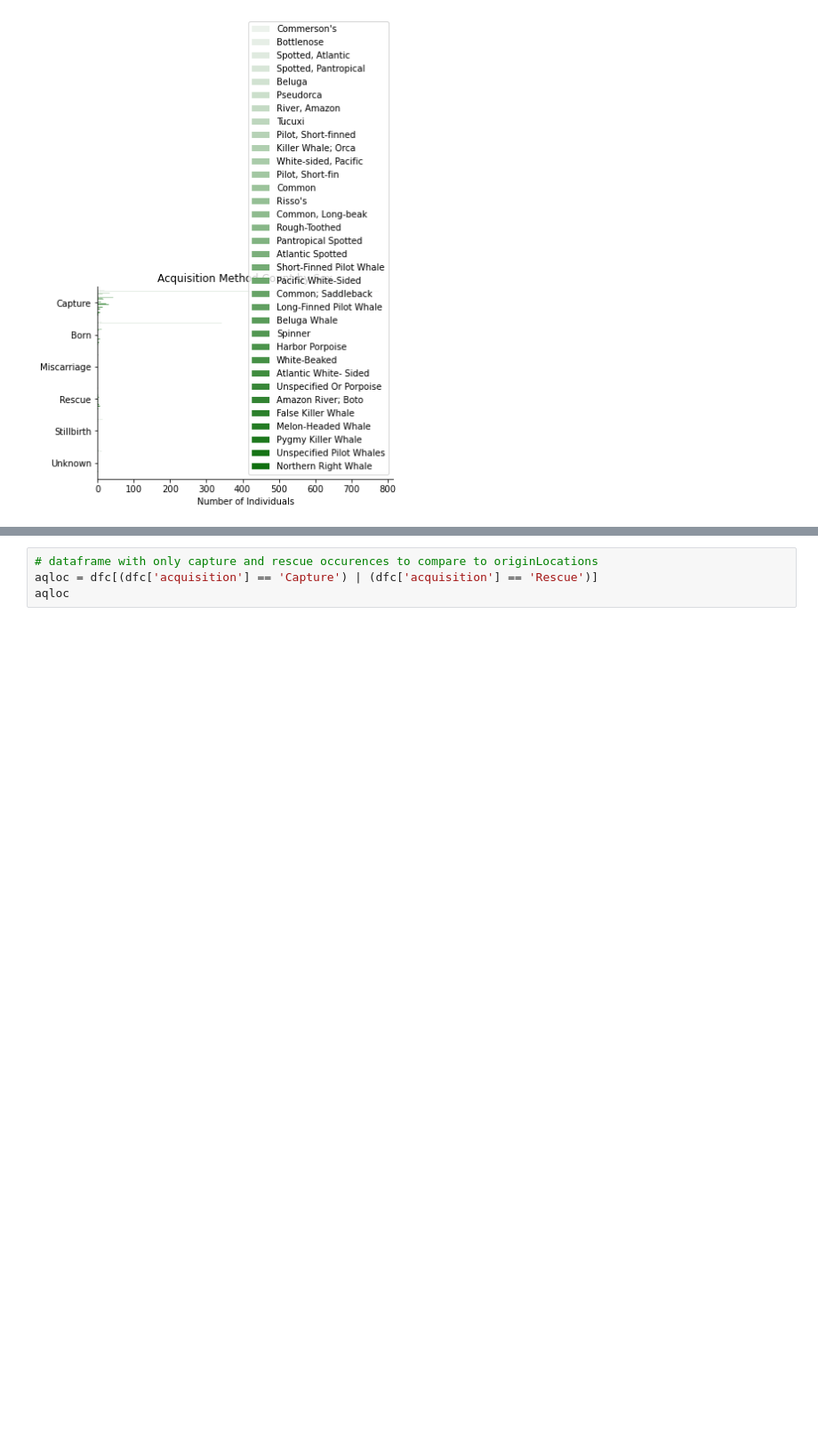
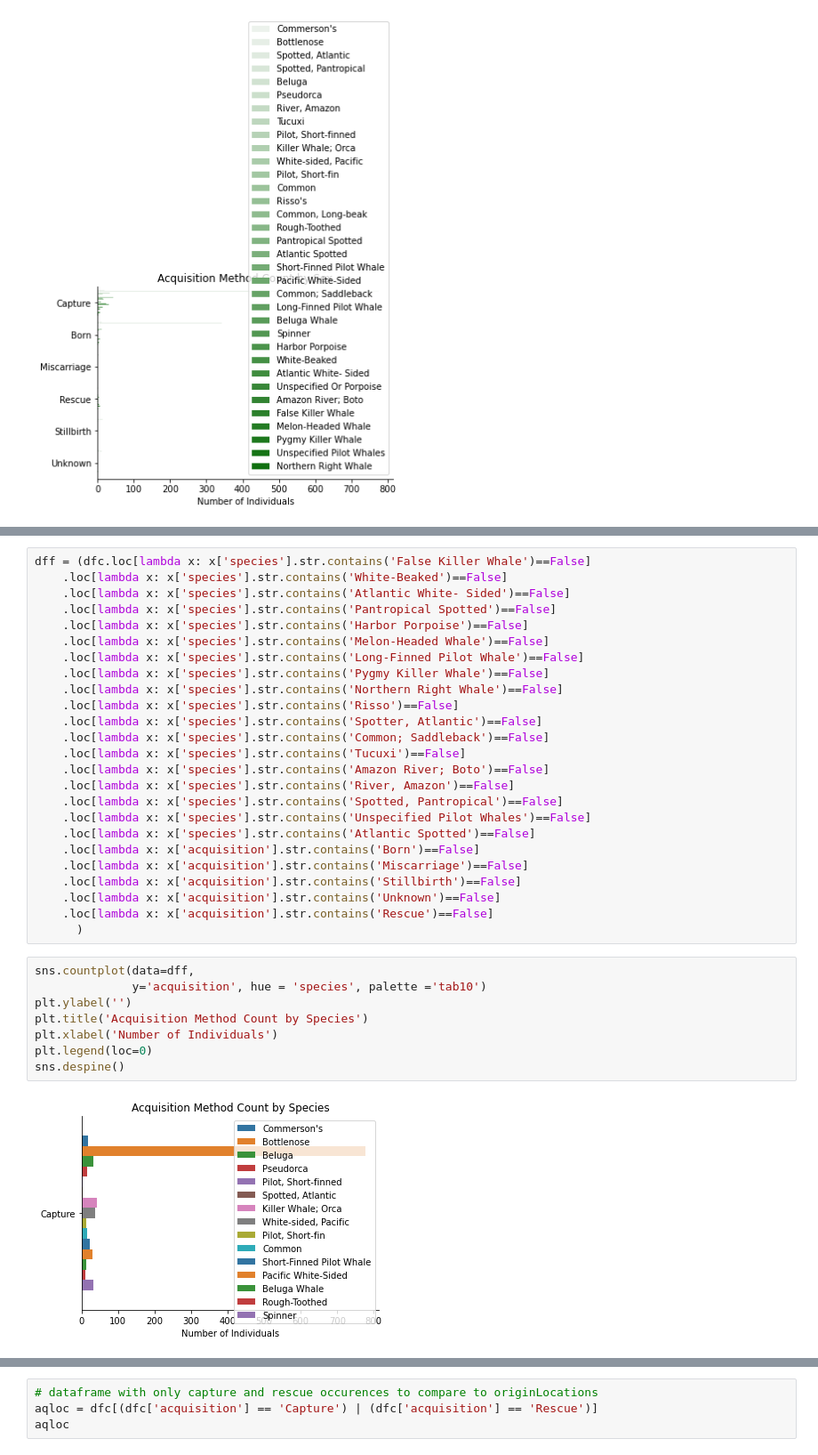
Before and after one commit to data301-2021-summer2/project-group17-project, a Jupyter notebook: analysis/Analysisnotebook.ipynb, the cells around one changed output, grey strips where cells are left out. Shown at 89% size. Drawn from its saved outputs; the diff is of its cells as text; blank space fills up the shorter version.

```diff
--- a/analysis/EDA.ipynb
+++ b/analysis/Analysisnotebook.ipynb
@@ -389,0 +456,35 @@ sns.despine()
+# %%
+dff = (dfc.loc[lambda x: x['species'].str.contains('False Killer Whale')==False]
+    .loc[lambda x: x['species'].str.contains('White-Beaked')==False]
+    .loc[lambda x: x['species'].str.contains('Atlantic White- Sided')==False]
+    .loc[lambda x: x['species'].str.contains('Pantropical Spotted')==False]
+    .loc[lambda x: x['species'].str.contains('Harbor Porpoise')==False]
+    .loc[lambda x: x['species'].str.contains('Melon-Headed Whale')==False]
+    .loc[lambda x: x['species'].str.contains('Long-Finned Pilot Whale')==False]
+    .loc[lambda x: x['species'].str.contains('Pygmy Killer Whale')==False]
+    .loc[lambda x: x['species'].str.contains('Northern Right Whale')==False]
+    .loc[lambda x: x['species'].str.contains('Risso')==False]
+    .loc[lambda x: x['species'].str.contains('Spotter, Atlantic')==False]
+    .loc[lambda x: x['species'].str.contains('Common; Saddleback')==False]
+    .loc[lambda x: x['species'].str.contains('Tucuxi')==False]
+    .loc[lambda x: x['species'].str.contains('Amazon River; Boto')==False]
+    .loc[lambda x: x['species'].str.contains('River, Amazon')==False]
+    .loc[lambda x: x['species'].str.contains('Spotted, Pantropical')==False]
+    .loc[lambda x: x['species'].str.contains('Unspecified Pilot Whales')==False]
+    .loc[lambda x: x['species'].str.contains('Atlantic Spotted')==False]
+    .loc[lambda x: x['acquisition'].str.contains('Born')==False]
+    .loc[lambda x: x['acquisition'].str.contains('Miscarriage')==False]
+    .loc[lambda x: x['acquisition'].str.contains('Stillbirth')==False]
+    .loc[lambda x: x['acquisition'].str.contains('Unknown')==False]
+    .loc[lambda x: x['acquisition'].str.contains('Rescue')==False]
+      )
+# %%
+sns.countplot(data=dff,
+              y='acquisition', hue = 'species', palette ='tab10')
+plt.ylabel('')
+plt.title('Acquisition Method Count by Species')
+plt.xlabel('Number of Individuals')
+plt.legend(loc=0)
+sns.despine()
+# %% [output]
+[figure, added]
```
Also changed, not shown: parts of 8 cells of this notebook.
